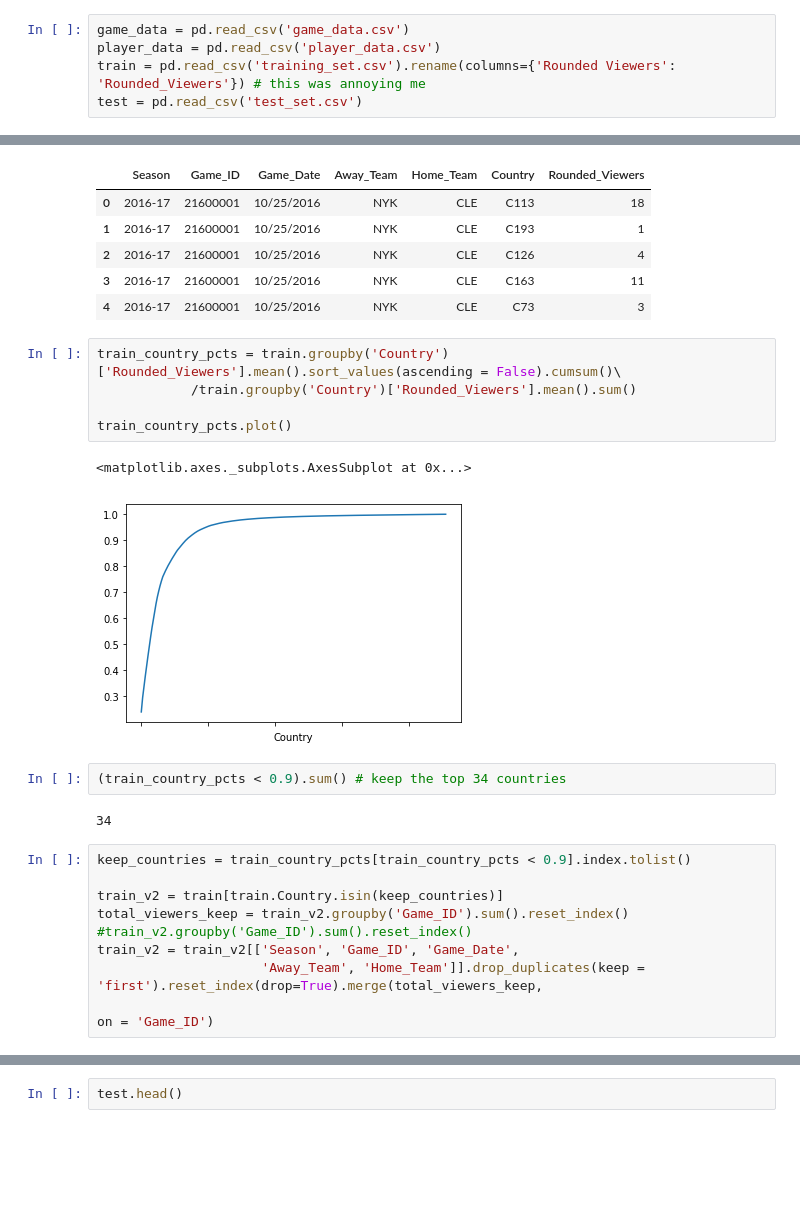
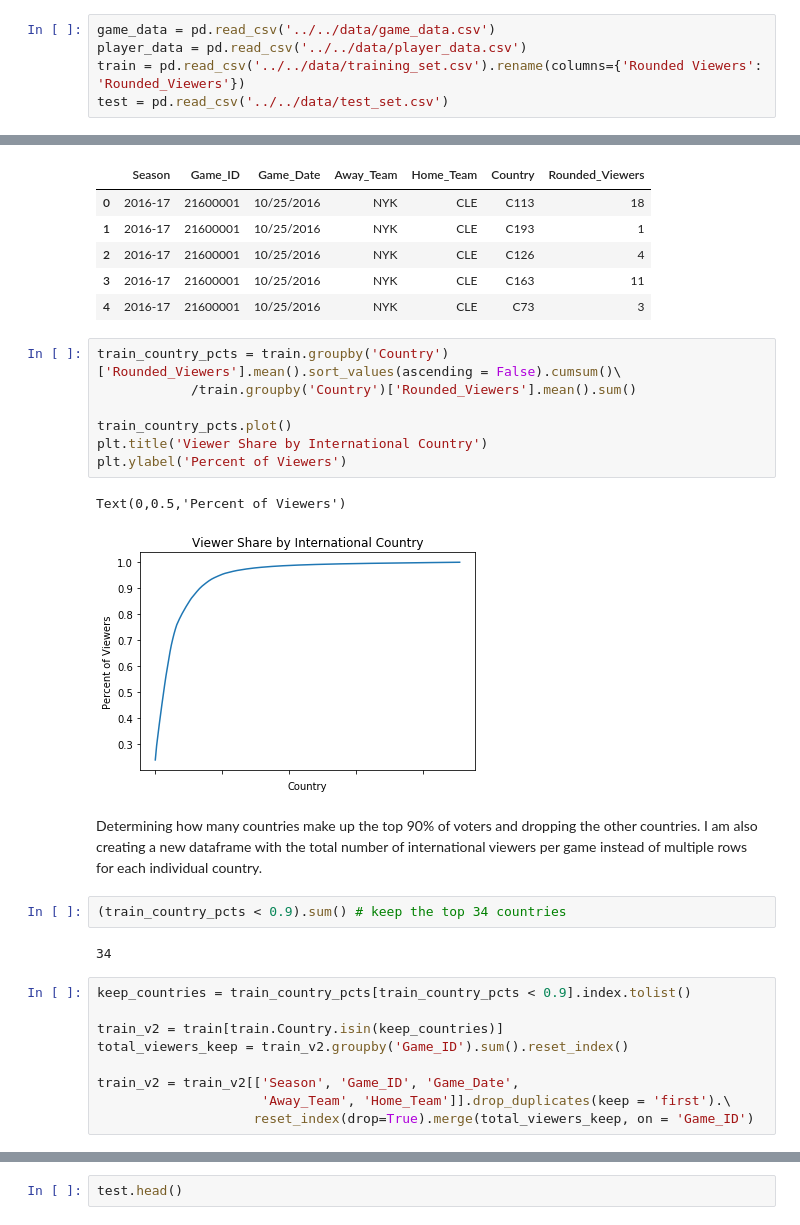
Before and after one commit to wfordh/bkball_programs, a Jupyter notebook: nba_py/biz_hackathon.ipynb, the cells around one changed output, grey strips where cells are left out. Drawn from its saved outputs; the diff is of its cells as text; blank space fills up the shorter version.

Commit message:
updated text and file locations

```diff
--- a/nba_py/biz_hackathon.ipynb
+++ b/nba_py/biz_hackathon.ipynb
@@ -21,10 +26,10 @@ def mean_absolute_percentage_error(y_true, y_pred):
     y_true, y_pred = np.array(y_true), np.array(y_pred)
     return np.mean(np.abs((y_true - y_pred) / y_true)) * 100
 # %%
-game_data = pd.read_csv('game_data.csv')
-player_data = pd.read_csv('player_data.csv')
-train = pd.read_csv('training_set.csv').rename(columns={'Rounded Viewers': 'Rounded_Viewers'}) # this was annoying me
-test = pd.read_csv('test_set.csv')
+game_data = pd.read_csv('../../data/game_data.csv')
+player_data = pd.read_csv('../../data/player_data.csv')
+train = pd.read_csv('../../data/training_set.csv').rename(columns={'Rounded Viewers': 'Rounded_Viewers'})
+test = pd.read_csv('../../data/test_set.csv')
 # %%
 train.head()
 # %% [output]
@@ -37,11 +42,15 @@ train.head()
 # %%
 train_country_pcts = train.groupby('Country')['Rounded_Viewers'].mean().sort_values(ascending = False).cumsum()\
             /train.groupby('Country')['Rounded_Viewers'].mean().sum()
 
 train_country_pcts.plot()
+plt.title('Viewer Share by International Country')
+plt.ylabel('Percent of Viewers')
 # %% [output]
-<matplotlib.axes._subplots.AxesSubplot at 0x...>
+Text(0,0.5,'Percent of Viewers')
-[figure, old version]
+[figure, new version]
+# %% [markdown]
+Determining how many countries make up the top 90% of voters and dropping the other countries. I am also creating a new dataframe with the total number of international viewers per game instead of multiple rows for each individual country.
 # %%
 (train_country_pcts < 0.9).sum() # keep the top 34 countries
 # %% [output]
@@ -51,7 +60,7 @@ keep_countries = train_country_pcts[train_country_pcts < 0.9].index.tolist()
 
 train_v2 = train[train.Country.isin(keep_countries)]
 total_viewers_keep = train_v2.groupby('Game_ID').sum().reset_index()
-#train_v2.groupby('Game_ID').sum().reset_index()
+
 train_v2 = train_v2[['Season', 'Game_ID', 'Game_Date',
-                     'Away_Team', 'Home_Team']].drop_duplicates(keep = 'first').reset_index(drop=True).merge(total_viewers_keep,
-                                                                                                             on = 'Game_ID')
+                     'Away_Team', 'Home_Team']].drop_duplicates(keep = 'first').\
+                    reset_index(drop=True).merge(total_viewers_keep, on = 'Game_ID')
```
Also changed, not shown: parts of 22 cells of this notebook.
